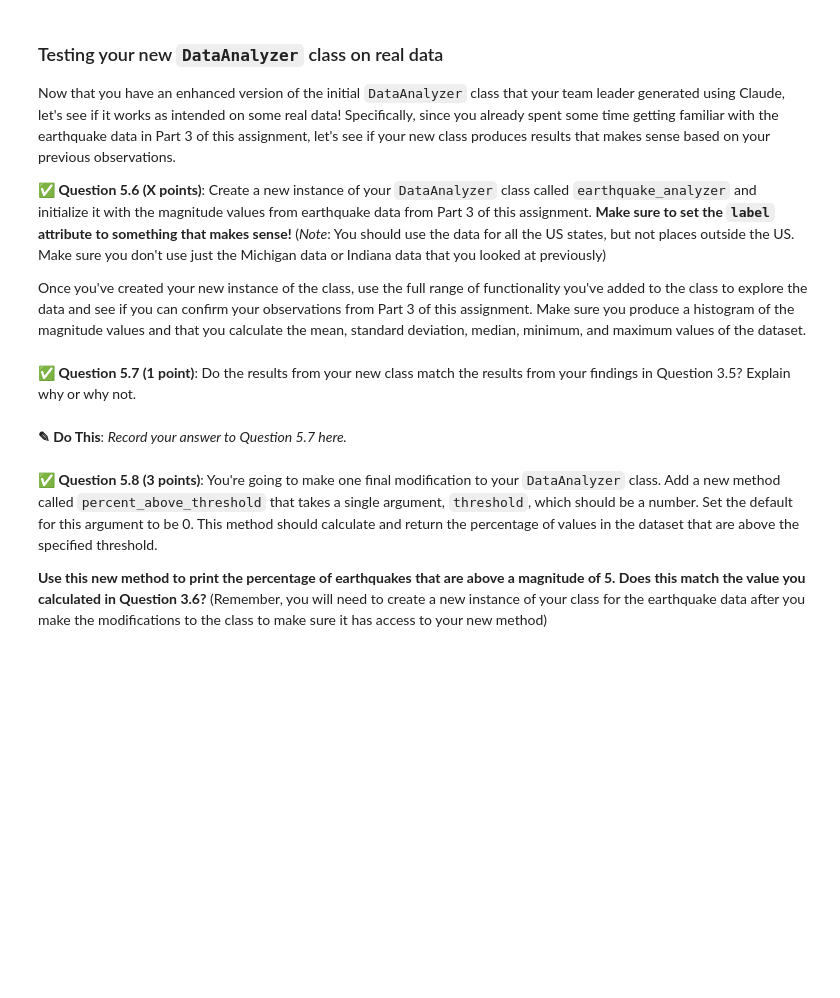
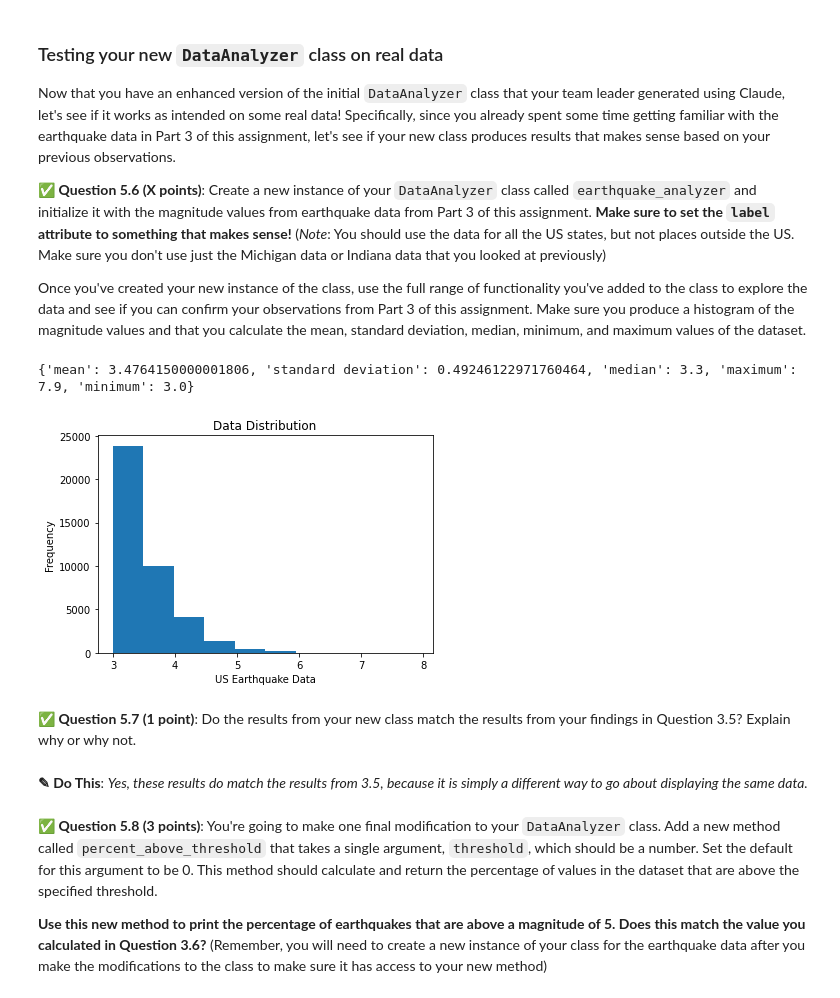
Before and after one commit to sarahhoogstraten/CMSE202-f23-turnin, a Jupyter notebook: hw-01/HW-01_GitPracticeDebuggingPythonPackagesAndClasses-SarahHoogstraten.ipynb, the cells around one changed output. Cells and saved outputs as stored; diff of their text form; code cells hidden in the pictures; blank space fills up the shorter version.

```diff
--- a/hw-01/HW-01_GitPracticeDebuggingPythonPackagesAndClasses-SarahHoogstraten.ipynb
+++ b/hw-01/HW-01_GitPracticeDebuggingPythonPackagesAndClasses-SarahHoogstraten.ipynb
@@ -830,7 +884,18 @@ Once you've created your new instance of the class, use the full range of functi
+# %%
+### Put your code here
+quake_label = 'US Earthquake Data'
+test_data = quake_data_dropped['mag']
+earthquake_analyzer = DataAnalyzer(test_data, quake_label)
+
+print(earthquake_analyzer.generate_summary_stats(display=True))
+earthquake_analyzer.plot_histogram()
+# %% [output]
+{'mean': 3.4764150000001806, 'standard deviation': 0.49246122971760464, 'median': 3.3, 'maximum': 7.9, 'minimum': 3.0}
+[figure, added]
 # %% [markdown]
 &#9989; **Question 5.7 (1 point)**:  Do the results from your new class match the results from your findings in Question 3.5? Explain why or why not.
-# %% [markdown]
-**<font size=+3>&#9998;</font> Do This**: *Record your answer to Question 5.7 here.*
+# %% [markdown]
+**<font size=+3>&#9998;</font> Do This**: *Yes, these results do match the results from 3.5, because it is simply a different way to go about displaying the same data.*
 # %% [markdown]
 &#9989; **Question 5.8 (3 points)**: You're going to make one final modification to your `DataAnalyzer` class. Add a new method called `percent_above_threshold` that takes a single argument, `threshold`, which should be a number. Set the default for this argument to be 0. This method should calculate and return the percentage of values in the dataset that are above the specified threshold.
 
```
Also changed, not shown: parts of 12 cells of this notebook.
